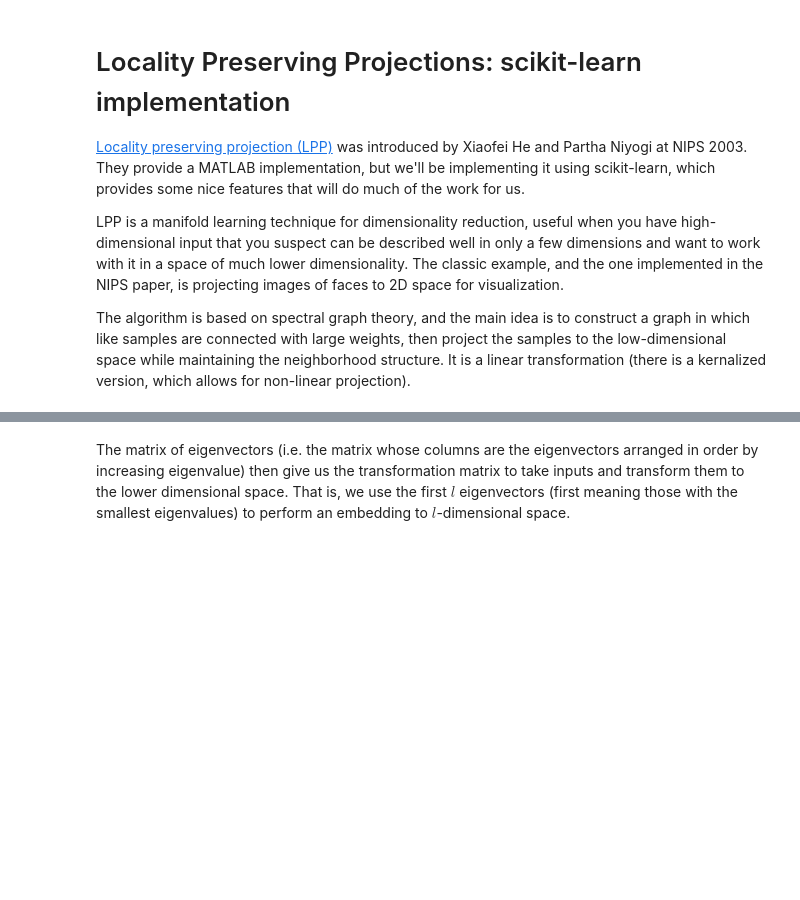
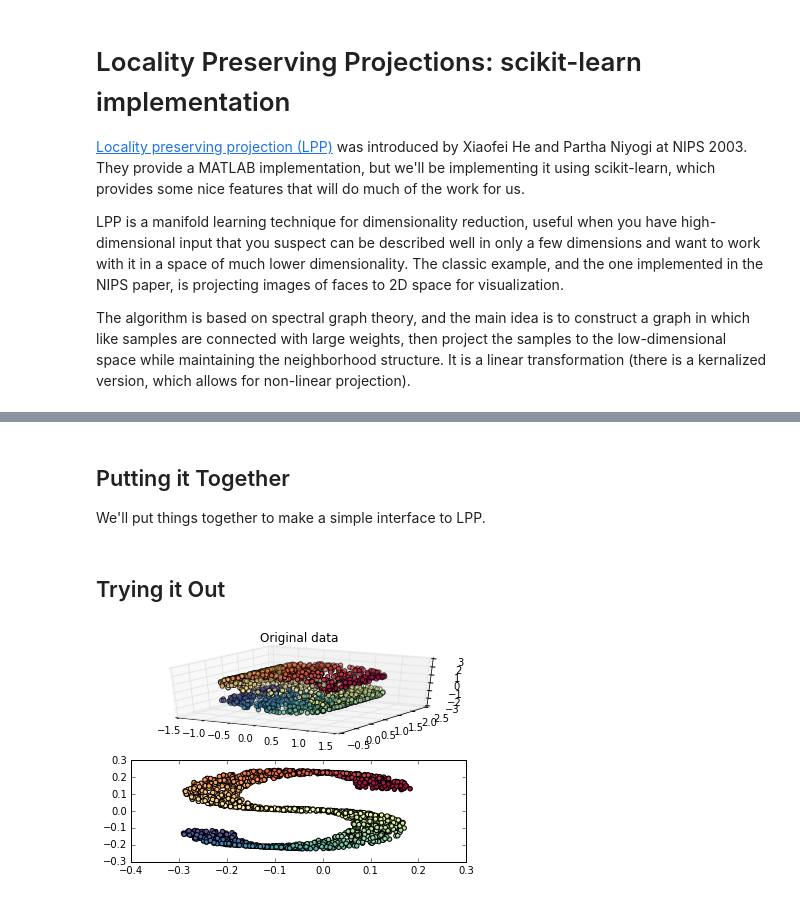
Before and after one commit to ixjlyons/sklearn-lpp, a Jupyter notebook: lpp.ipynb, the cells around one changed output, grey strips where cells are left out. Drawn from its saved outputs; the diff is of its cells as text; code cells hidden in the pictures; blank space fills up the shorter version.

Commit message:
Cleaned things up and put together an example.

```diff
--- a/lpp.ipynb
+++ b/lpp.ipynb
@@ -55,2 +42,0 @@ W = neighbors.kneighbors_graph(X, 4, include_self=True)
-# %%
-W = neighbors.radius_neighbors_graph(X, 0.02, include_self=True)
@@ -69,15 +62,14 @@ Where $D$ is the diagonal matrix whose elements are the column-wise sums of $W$,
 # %%
 from scipy.linalg import eigh
 
-W = neighbors.kneighbors_graph(X, 4, mode='distance', include_self=True)
-
-W = W.todense()
-D = np.diagflat(W.sum(axis=0))
-L = D - W
-
-l = 4 # number of dimensions to project to
-eigvals, eigvecs = eigh(X.T.dot(L).dot(X),
-                        X.T.dot(D).dot(X),
-                        eigvals=(0, l-1))
+def compute_mapping(W, l):
+    D = np.diagflat(W.sum(axis=0))
+    L = D - W
+    eigvals, eigvecs = eigh(X.T.dot(L).dot(X),
+                            X.T.dot(D).dot(X),
+                            eigvals=(0, l-1))
+    return eigvecs
-# %% [markdown]
-The matrix of eigenvectors (i.e. the matrix whose columns are the eigenvectors arranged in order by increasing eigenvalue) then give us the transformation matrix to take inputs and transform them to the lower dimensional space. That is, we use the first $l$ eigenvectors (first meaning those with the smallest eigenvalues) to perform an embedding to $l$-dimensional space.
+# %% [markdown]
+## Putting it Together
+
+We'll put things together to make a simple interface to LPP.
@@ -83,0 +112,30 @@ The matrix of eigenvectors (i.e. the matrix whose columns are the eigenvectors a
+# %% [markdown]
+## Trying it Out
+# %%
+%matplotlib inline
+import matplotlib.pyplot as plt
+from mpl_toolkits.mplot3d import Axes3D
+Axes3D
+
+from sklearn import datasets
+
+np.random.seed(12345)
+
+X, color = datasets.samples_generator.make_s_curve(n_samples=1500)
+
+lpp = LocalityPreservingProjection(n_components=2,
+                                   adjacency='radius',
+                                   adjacency_param=0.01)
+X_r = lpp.fit(X).transform(X)
+
+fig = plt.figure()
+ax = fig.add_subplot(211, projection='3d')
+ax.scatter(X[:, 0], X[:, 1], X[:, 2], c=color, cmap=plt.cm.Spectral)
+ax.set_title("Original data")
+
+ax = fig.add_subplot(212)
+ax.scatter(X_r[:, 0], X_r[:, 1], c=color, cmap=plt.cm.Spectral)
+
+plt.show()
+# %% [output]
+[figure, added]
```
Also changed, not shown: parts of 13 cells of this notebook.
